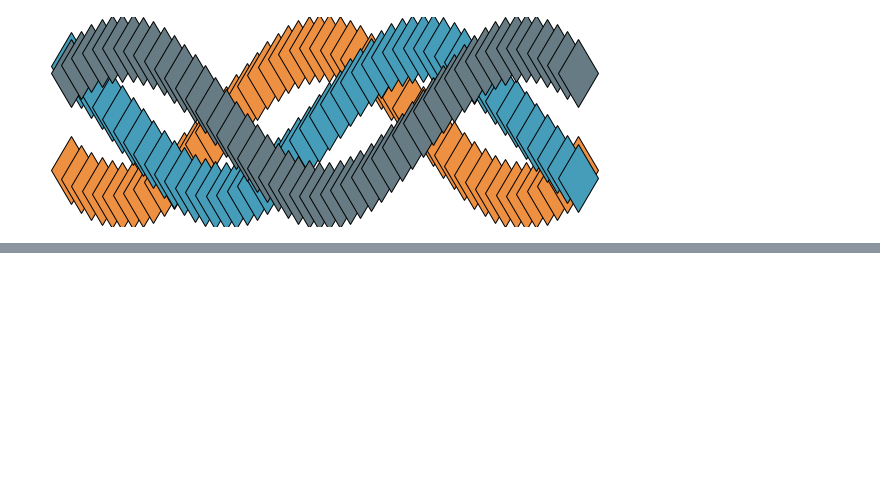
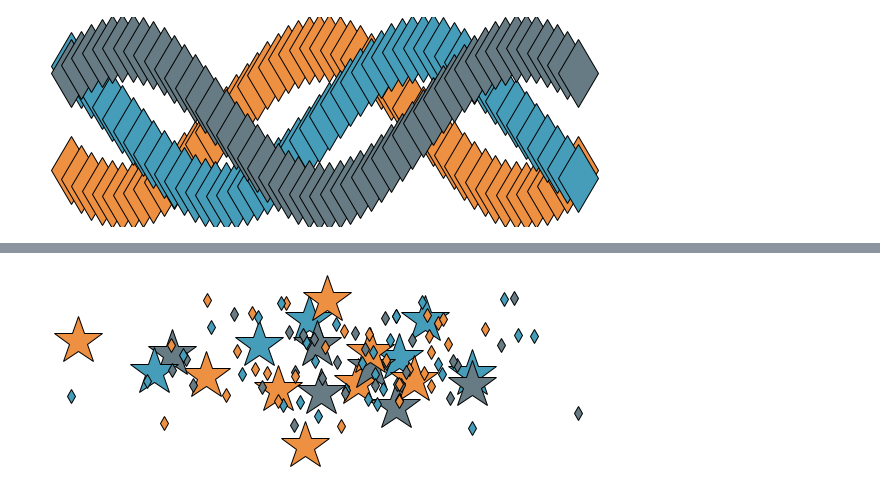
Before and after one commit to ColCarroll/yourplotlib, a Jupyter notebook: notebooks/styles.ipynb, the cells around one changed output, grey strips where cells are left out. Drawn from its saved outputs; the diff is of its cells as text; code cells hidden in the pictures; blank space fills up the shorter version.

```diff
--- a/notebooks/styles.ipynb
+++ b/notebooks/styles.ipynb
@@ -166,0 +191,8 @@ fig.savefig(IMAGE_DIR / 'style9.png')
+# %%
+#_ = sparkles(4, markersize=20)
+_ = confetti(20, marker='*', markersize=50)
+_ = confetti(87, markersize=10)
+
+plt.savefig(IMAGE_DIR/"multisparkles.png")
+# %% [output]
+[figure, added]
```
Also changed, not shown: parts of 21 cells of this notebook, 17 other files.
